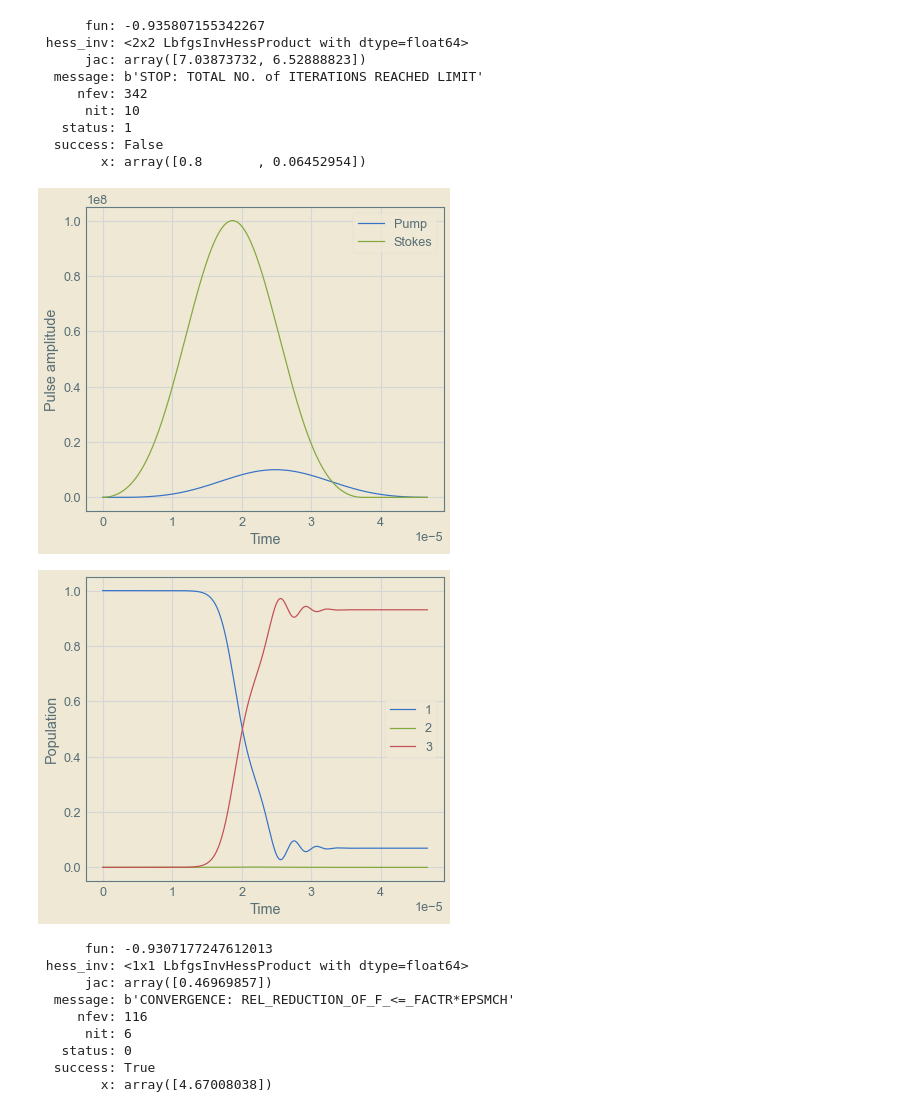
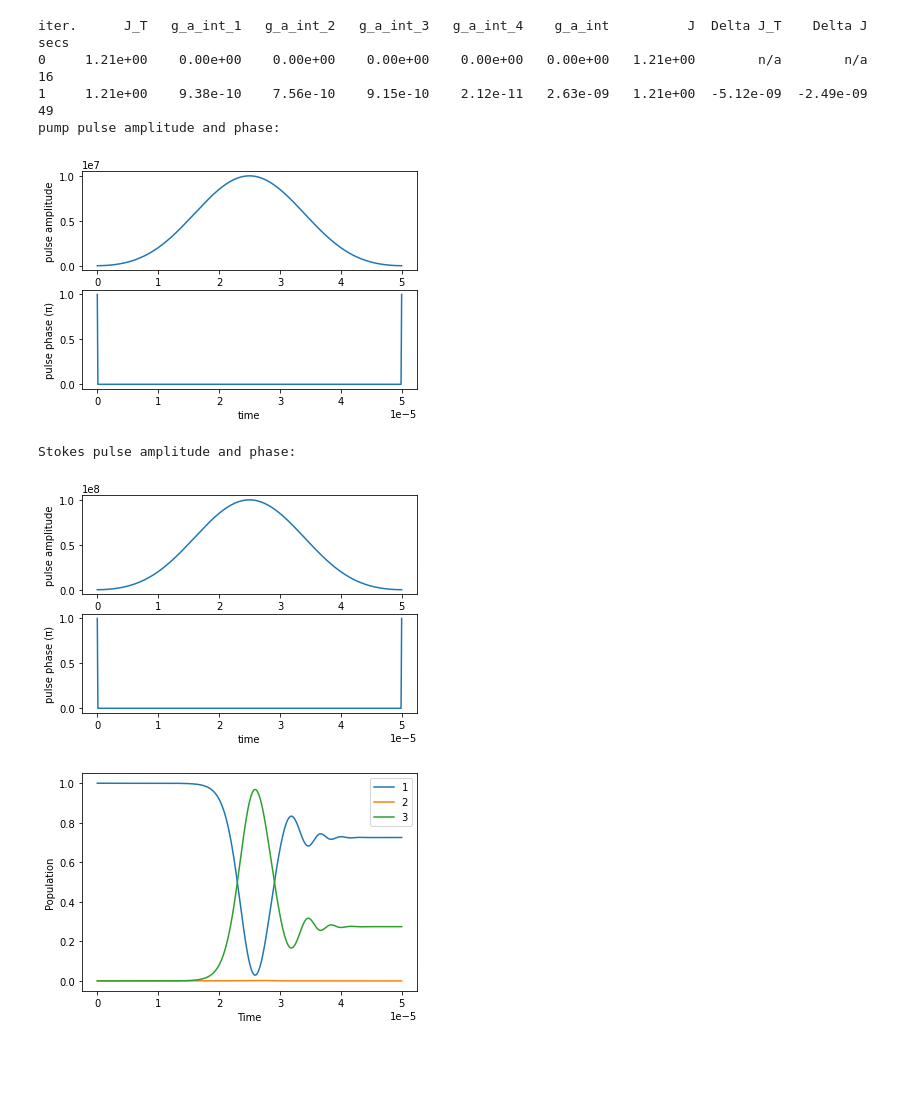
Before and after one commit to mahadevans2432/Quantum-Optics, a Jupyter notebook: STIRAP.ipynb, the cells around one changed output. Cells and saved outputs as stored; diff of their text form; code cells hidden in the pictures; blank space fills up the shorter version.

```diff
--- a/STIRAP.ipynb
+++ b/STIRAP.ipynb
@@ -230,34 +222,11 @@ print(t2-t1)
-# %%
-#Guesses
-def eff(x):
-    trial = STIRAP(Omega_S=100*10**6,Omega_P=10*10**6,E1=0,E2=hfs,E3=F_3,T=x[0]*10**(-5),tS1=0,tS2=opti.x[0],tP1=opti.x[1],tP2=1,Δ=10**9,Gamma=6*10**6,delta=2.088*10**6,lam=0.1)
-    _,e = trial.final_result()
-    return -e
-opti_T = scipy.optimize.minimize(eff, x0=np.array([5]), args=(),bounds = [(4,6)], options={"maxiter":10,"disp":True})
-try_3 = STIRAP(Omega_S=100*10**6,Omega_P=10*10**6,E1=0,E2=hfs,E3=F_3,T=opti_T.x[0]*10**(-5),tS1=0,tS2=opti.x[0],tP1=opti.x[1],tP2=1,Δ=10**9,Gamma=6*10**6,delta=2.088*10**6,lam=0.1)
-try_3.plot_pulse()
-try_3.final_plot()
-# %% [output]
-      fun: -0.935807155342267
- hess_inv: <2x2 LbfgsInvHessProduct with dtype=float64>
-      jac: array([7.03873732, 6.52888823])
-  message: b'STOP: TOTAL NO. of ITERATIONS REACHED LIMIT'
-     nfev: 342
-      nit: 10
-   status: 1
-  success: False
-        x: array([0.8       , 0.06452954])
-[figure, removed]
-[figure, removed]
-# %%
-print(opti_T)
-# %% [output]
-      fun: -0.9307177247612013
- hess_inv: <1x1 LbfgsInvHessProduct with dtype=float64>
-      jac: array([0.46969857])
-  message: b'CONVERGENCE: REL_REDUCTION_OF_F_<=_FACTR*EPSMCH'
-     nfev: 116
-      nit: 6
-   status: 0
-  success: True
-        x: array([4.67008038])
+# %%
+try_2.krotov_opti_result()
+# %% [output]
+iter.      J_T   g_a_int_1   g_a_int_2   g_a_int_3   g_a_int_4    g_a_int          J  Delta J_T    Delta J  secs
+0     1.21e+00    0.00e+00    0.00e+00    0.00e+00    0.00e+00   0.00e+00   1.21e+00        n/a        n/a    16
+1     1.21e+00    9.38e-10    7.56e-10    9.15e-10    2.12e-11   2.63e-09   1.21e+00  -5.12e-09  -2.49e-09    49
+pump pulse amplitude and phase:
+[figure, added]
+Stokes pulse amplitude and phase:
+[figure, added]
+[figure, added]
```
Also changed, not shown: parts of 12 cells of this notebook.
